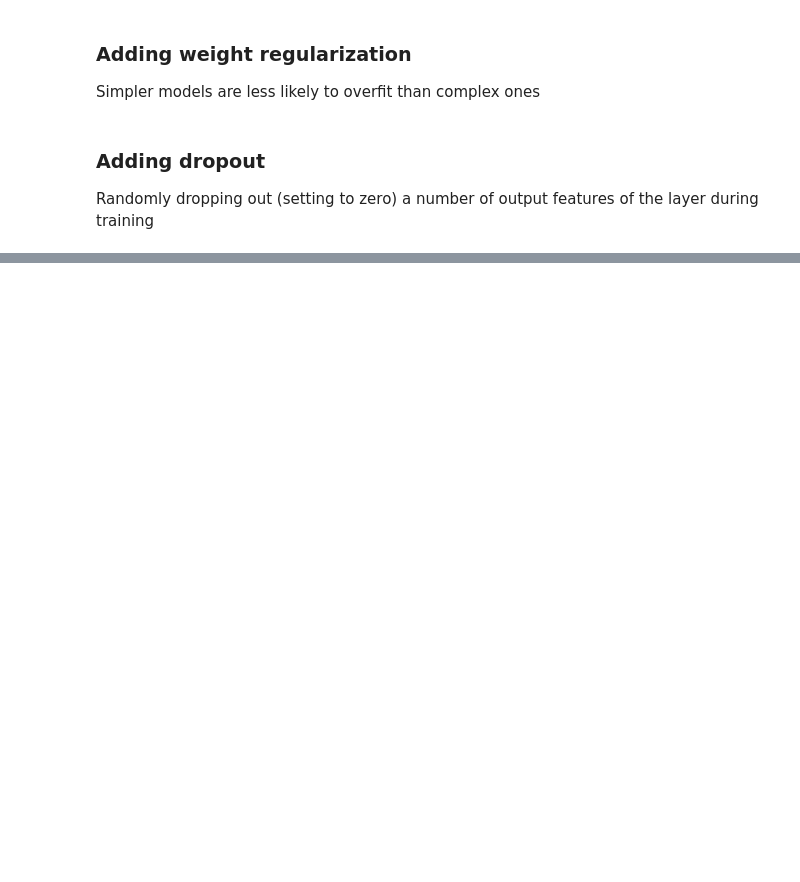
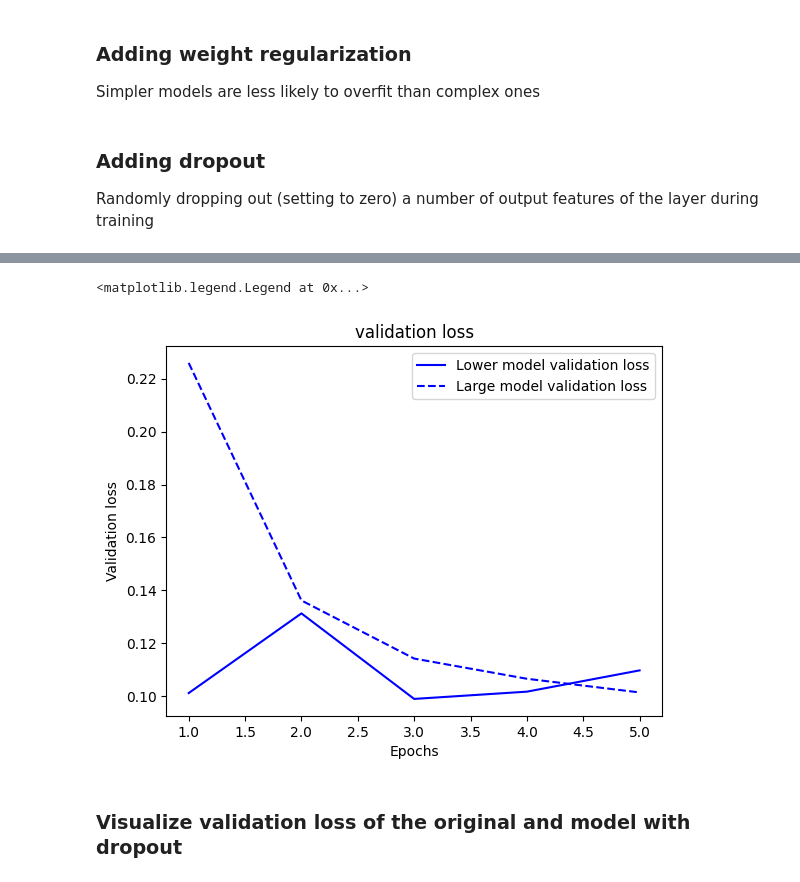
Before and after one commit to ryuhyunwoo1/classDeepLearning, a Jupyter notebook: practices/practices_week5.ipynb, the cells around one changed output, grey strips where cells are left out. Drawn from its saved outputs; the diff is of its cells as text; code cells hidden in the pictures; blank space fills up the shorter version.

```diff
--- a/practices/practices_week5.ipynb
+++ b/practices/practices_week5.ipynb
@@ -374,0 +583,21 @@ Epoch 20/20
+# %%
+model = keras.Sequential([
+    layers.Dense(96, activation="relu"),
+    layers.Dense(96, activation="relu"),
+    layers.Dense(10, activation="softmax"),
+])
+model.compile(optimizer="rmsprop",
+              loss="sparse_categorical_crossentropy",
+              metrics=["accuracy"])
+
+history_large_model = model.fit(
+    train_images, train_labels,
+    epochs=5,
+    batch_size=128,
+    validation_split=0.2)
+
+history_lower_model = model.fit(
+    train_images, train_labels,
+    epochs=5,
+    batch_size=128,
+    validation_split=0.2)
@@ -374,0 +625,18 @@ Epoch 20/20
+# %%
+import matplotlib.pyplot as plt
+歴史largevalloss = history_large_model.history["val_loss"]
+歴史lowervalloss = history_lower_model.history["val_loss"]
+epochs = range(1, 6)
+plt.plot(epochs, 歴史lowervalloss, "b-",
+         label = "Lower model validation loss")
+plt.plot(epochs, 歴史largevalloss, "b--",
+         label = "Large model validation loss")
+plt.title("validation loss")
+plt.xlabel("Epochs")
+plt.ylabel("Validation loss")
+plt.legend()
+# %% [output]
+<matplotlib.legend.Legend at 0x...>
+[figure, added]
+# %% [markdown]
+### Visualize validation loss of the original and model with dropout
```
Also changed, not shown: parts of 22 cells of this notebook.
